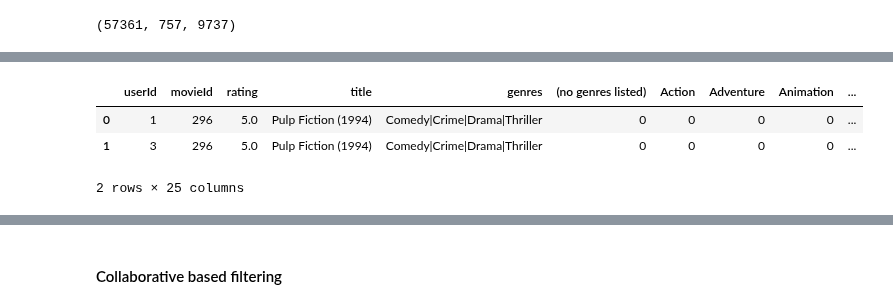
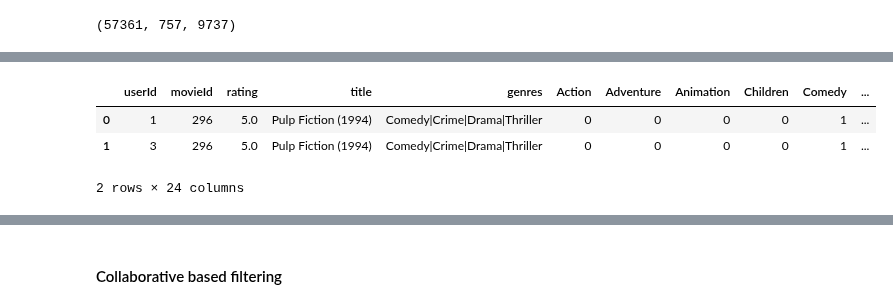
Before and after one commit to Prajakta15Patil/Recommender_System, a Jupyter notebook: RS.ipynb, the cells around one changed output, grey strips where cells are left out. Cells and saved outputs as stored; diff of their text form; code cells hidden in the pictures.

```diff
--- a/RS.ipynb
+++ b/RS.ipynb
@@ -82,8 +84,8 @@ movies[movies['movieId'].isin([np.where(np.count_nonzero(user_ratings, axis = 0)
 # %%
-ratings.merge(movies, how = 'inner',left_on='movieId', right_on='movieId', )
+ratings_movies = ratings.merge(movies, how = 'inner',left_on='movieId', right_on='movieId' ).drop('(no genres listed)', axis =1)
 ratings_movies[:2]
 # %% [output]
-|  | userId | movieId | rating | title | genres | (no genres listed) | Action | Adventure | Animation | ... |
-| 0 | 1 | 296 | 5.0 | Pulp Fiction (1994) | Comedy|Crime|Drama|Thriller | 0 | 0 | 0 | 0 | ... |
-| 1 | 3 | 296 | 5.0 | Pulp Fiction (1994) | Comedy|Crime|Drama|Thriller | 0 | 0 | 0 | 0 | ... |
+|  | userId | movieId | rating | title | genres | Action | Adventure | Animation | Children | Comedy | ... |
+| 0 | 1 | 296 | 5.0 | Pulp Fiction (1994) | Comedy|Crime|Drama|Thriller | 0 | 0 | 0 | 0 | 1 | ... |
+| 1 | 3 | 296 | 5.0 | Pulp Fiction (1994) | Comedy|Crime|Drama|Thriller | 0 | 0 | 0 | 0 | 1 | ... |
-2 rows × 25 columns
+2 rows × 24 columns
```
Also changed, not shown: parts of 78 cells of this notebook.
